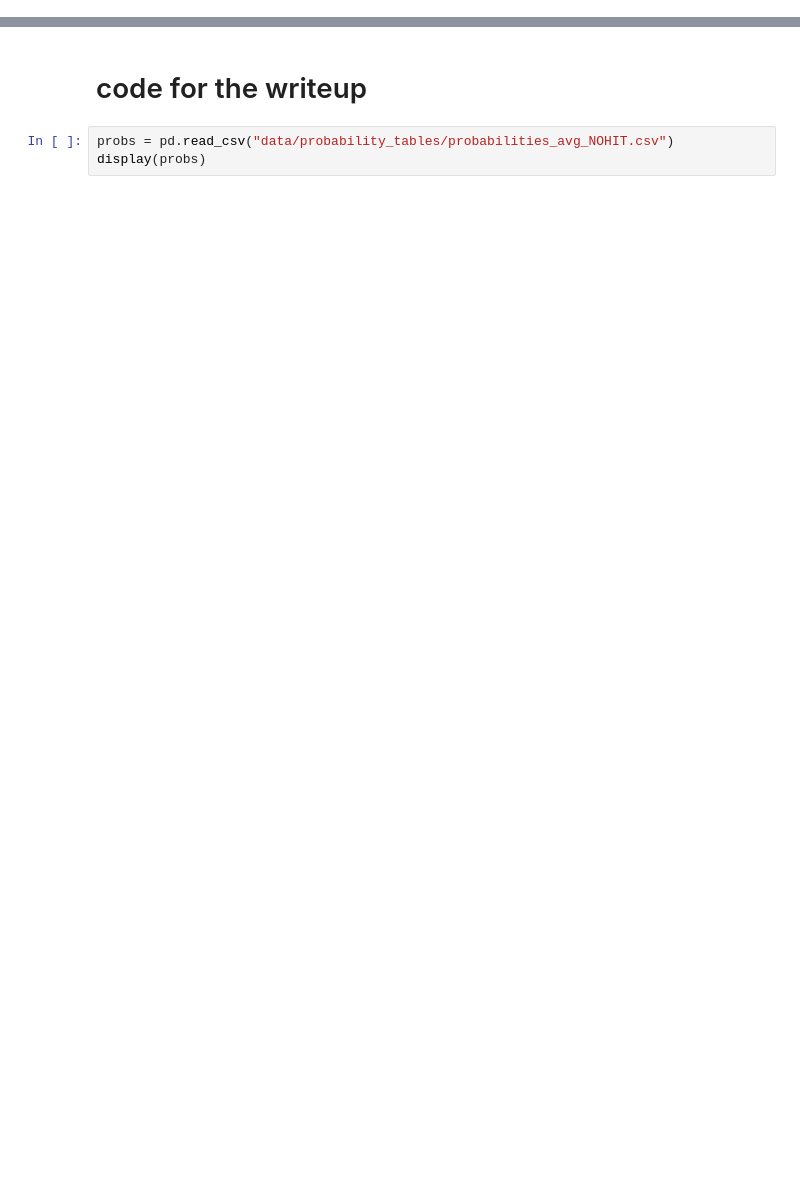
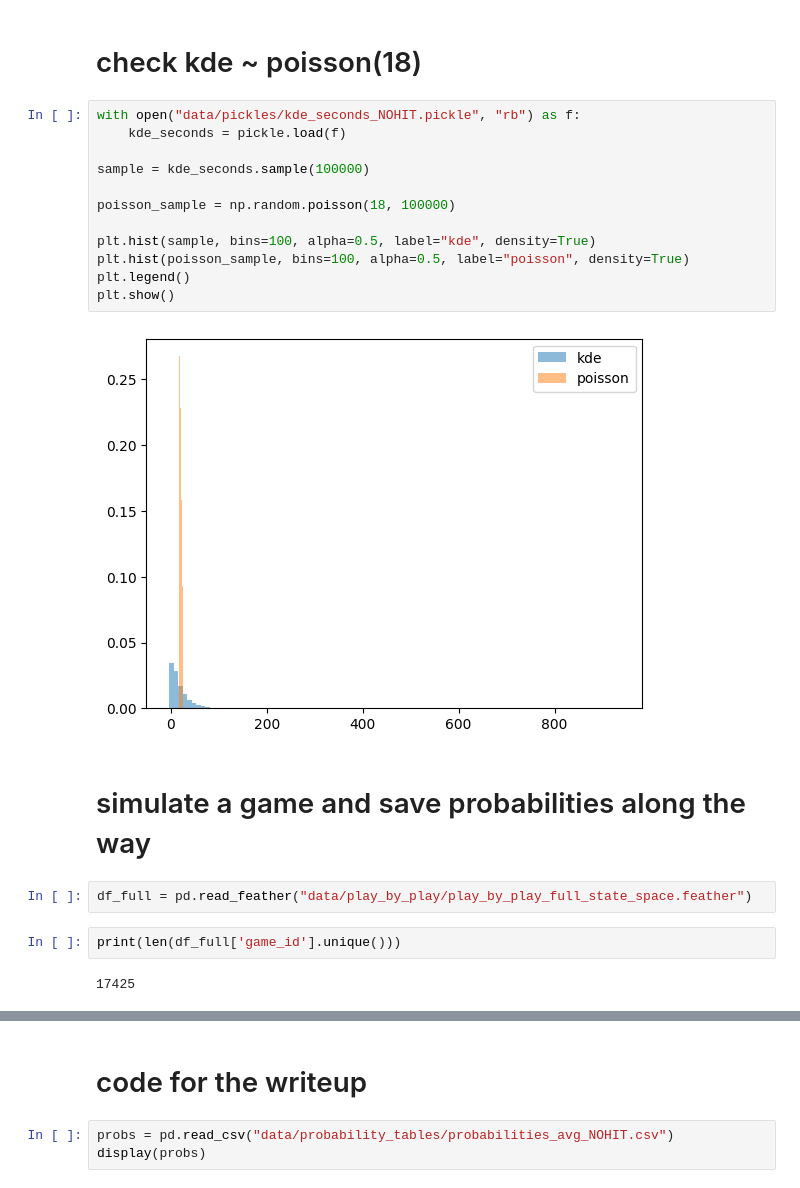
Before and after one commit to jeffxhansen/NHL_Win_Predictor, a Jupyter notebook: jeff.ipynb, the cells around one changed output, grey strips where cells are left out. Drawn from its saved outputs; the diff is of its cells as text; blank space fills up the shorter version.

```diff
--- a/jeff.ipynb
+++ b/jeff.ipynb
@@ -24,3 +25,27 @@ set_np_pd_display_params(np, pd)
 pd.set_option("display.max_rows", 100)
 
 DATA_PATH = "data/play_by_play/"
+# %% [markdown]
+# check kde ~ poisson(18)
+# %%
+with open("data/pickles/kde_seconds_NOHIT.pickle", "rb") as f:
+    kde_seconds = pickle.load(f)
+
+sample = kde_seconds.sample(100000)
+
+poisson_sample = np.random.poisson(18, 100000)
+
+plt.hist(sample, bins=100, alpha=0.5, label="kde", density=True)
+plt.hist(poisson_sample, bins=100, alpha=0.5, label="poisson", density=True)
+plt.legend()
+plt.show()
+# %% [output]
+[figure, added]
+# %% [markdown]
+# simulate a game and save probabilities along the way
+# %%
+df_full = pd.read_feather("data/play_by_play/play_by_play_full_state_space.feather")
+# %%
+print(len(df_full['game_id'].unique()))
+# %% [output]
+17425
```
Also changed, not shown: parts of 13 cells of this notebook, 6 other files.
